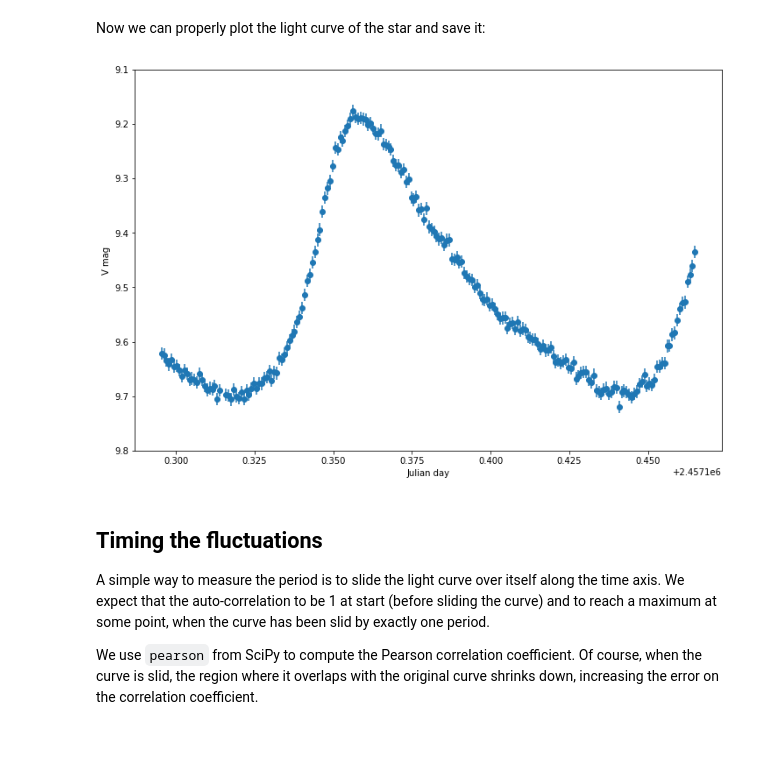
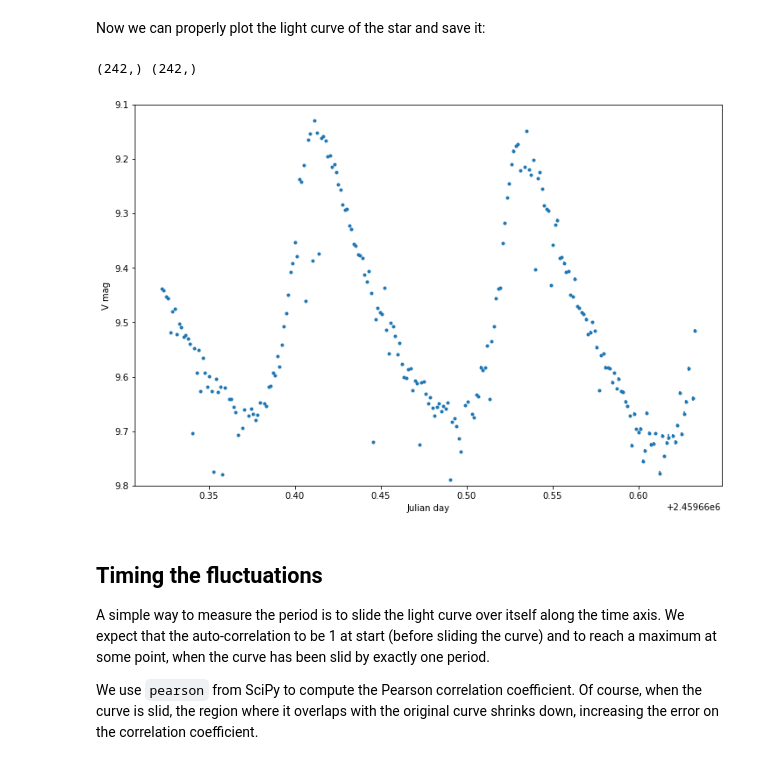
Before and after one commit to ratio999/Progetto_ab_informatiche, a Jupyter notebook: prep/analysis.ipynb, the cells around one changed output. Saved outputs shown, nothing was run; the diff lists cells and outputs as text; code cells hidden in the pictures.

```diff
--- a/prep/analysis.ipynb
+++ b/prep/analysis.ipynb
@@ -14,6 +14,6 @@ We can load up the magnitudes we have previously measured and format them as an
 # %%
 from astropy.io import fits
 from astropy.table import Table
-mags = Table(fits.open('sci_2015/mags.fits')[1].data)
+mags = Table(fits.open('FINAL_1/SZ_Lyn_V_wr_to_average.fits')[1].data)
 print(mags)
 # %% [output]
@@ -43,18 +41,41 @@ jd = np.array([fits.open(f)[0].header['JD-HELIO'] for f in mags['file']])
 # %% [markdown]
 Now we can properly plot the light curve of the star and save it:
-# %%
-import matplotlib.pyplot as plt
-from utils import plot_graph
-
-mag, mag_err = np.array(mags['V'], dtype=float), np.array(mags['V_err'], dtype=float)
-plot_graph(jd, mag, mode='errorbar', yerr=mag_err, fmt='o', xlabel='Julian day', ylabel='V mag')
-plt.ylim(9.8, 9.1)
-plt.show()
-
-t = Table([jd, mag, mag_err], names=['jd', 'V', 'V_err'])
-t.write('sci_2015/mags_jd.fits', format='fits', overwrite=True)
-# %% [output]
-[figure, removed]
+# %%
+def setup_plot(figsize, xlabel, ylabel):
+    """ @brief Initialize basic plot parameters
+        @param figsize Figure size
+        @param xlabel X-axis label
+        @param ylabel Y-axis label
+    """
+
+    plt.figure(figsize=figsize)
+    plt.xlabel(xlabel)
+    plt.ylabel(ylabel)
+import matplotlib.pyplot as plt
+
+jd=[]
+mag=[]
+mag_err=[]
+for i in range (0, len(list(mags['magnitude']))):
+    if not np.isnan(mags['magnitude'][i]):
+        if not np.isnan(mags['error'][i]):
+            jd.append(float(mags['time'][i]))
+            mag.append(float(mags['magnitude'][i]))
+            mag_err.append(float(mags['error'][i]))
+jd=np.array(jd)
+mag=np.array(mag)
+mag_err=np.array(mag_err)
+print(mag.shape, mag_err.shape)
+setup_plot((12,8), 'Julian day', 'V mag')
+plt.errorbar(jd, mag, mag_err, fmt='.')
+plt.ylim(9.8, 9.1)
+plt.show()
+
+t = Table([jd, mag, mag_err], names=['jd', 'V', 'V_err'])
+t.write('mags_jd.fits', format='fits', overwrite=True)
+# %% [output]
+(242,) (242,)
+[figure, added]
 # %% [markdown]
 ## Timing the fluctuations
 
```
Also changed, not shown: parts of 5 cells of this notebook, 34 other files.
